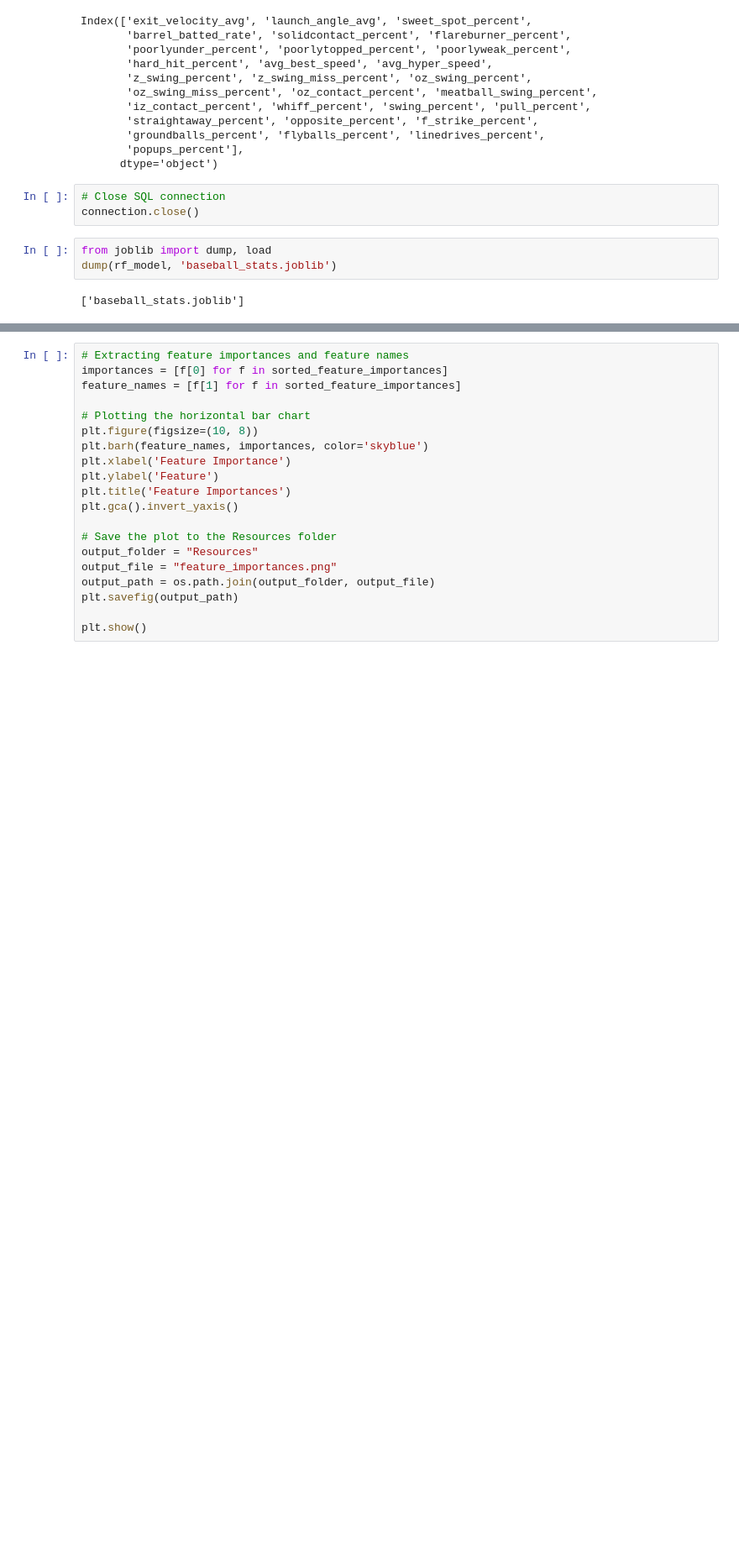
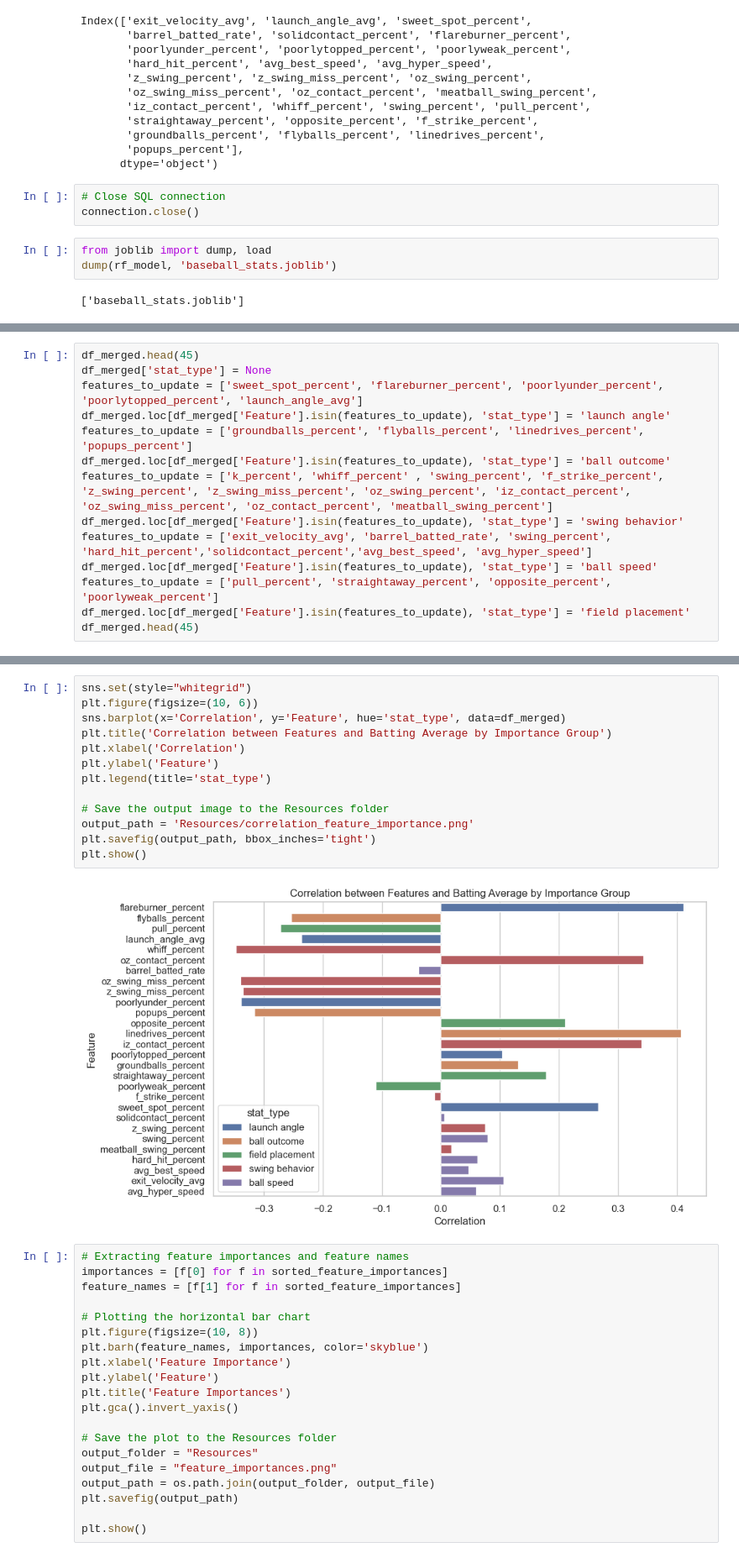
Before and after one commit to askarovamari/Project-4---Team-7, a Jupyter notebook: RandomForest.ipynb, the cells around one changed output, grey strips where cells are left out. Shown at 84% size. Saved outputs shown, nothing was run; the diff lists cells and outputs as text; blank space fills up the shorter version.

```diff
--- a/RandomForest.ipynb
+++ b/RandomForest.ipynb
@@ -458,0 +445,14 @@ df_merged.head(10)
+# %%
+df_merged.head(45)
+df_merged['stat_type'] = None
+features_to_update = ['sweet_spot_percent', 'flareburner_percent', 'poorlyunder_percent', 'poorlytopped_percent', 'launch_angle_avg']
+df_merged.loc[df_merged['Feature'].isin(features_to_update), 'stat_type'] = 'launch angle'
+features_to_update = ['groundballs_percent', 'flyballs_percent', 'linedrives_percent', 'popups_percent']
+df_merged.loc[df_merged['Feature'].isin(features_to_update), 'stat_type'] = 'ball outcome'
+features_to_update = ['k_percent', 'whiff_percent' , 'swing_percent', 'f_strike_percent', 'z_swing_percent', 'z_swing_miss_percent', 'oz_swing_percent', 'iz_contact_percent', 'oz_swing_miss_percent', 'oz_contact_percent', 'meatball_swing_percent']
+df_merged.loc[df_merged['Feature'].isin(features_to_update), 'stat_type'] = 'swing behavior'
+features_to_update = ['exit_velocity_avg', 'barrel_batted_rate', 'swing_percent', 'hard_hit_percent','solidcontact_percent','avg_best_speed', 'avg_hyper_speed']
+df_merged.loc[df_merged['Feature'].isin(features_to_update), 'stat_type'] = 'ball speed'
+features_to_update = ['pull_percent', 'straightaway_percent', 'opposite_percent', 'poorlyweak_percent']
+df_merged.loc[df_merged['Feature'].isin(features_to_update), 'stat_type'] = 'field placement'
+df_merged.head(45)
@@ -459,3 +488,18 @@ df_merged.head(10)
+# %%
+sns.set(style="whitegrid")
+plt.figure(figsize=(10, 6))
+sns.barplot(x='Correlation', y='Feature', hue='stat_type', data=df_merged)
+plt.title('Correlation between Features and Batting Average by Importance Group')
+plt.xlabel('Correlation')
+plt.ylabel('Feature')
+plt.legend(title='stat_type')
+
+# Save the output image to the Resources folder
+output_path = 'Resources/correlation_feature_importance.png'
+plt.savefig(output_path, bbox_inches='tight')
+plt.show()
+# %% [output]
+[figure, added]
 # %%
 # Extracting feature importances and feature names
 importances = [f[0] for f in sorted_feature_importances]
```
Also changed, not shown: parts of 12 cells of this notebook.
